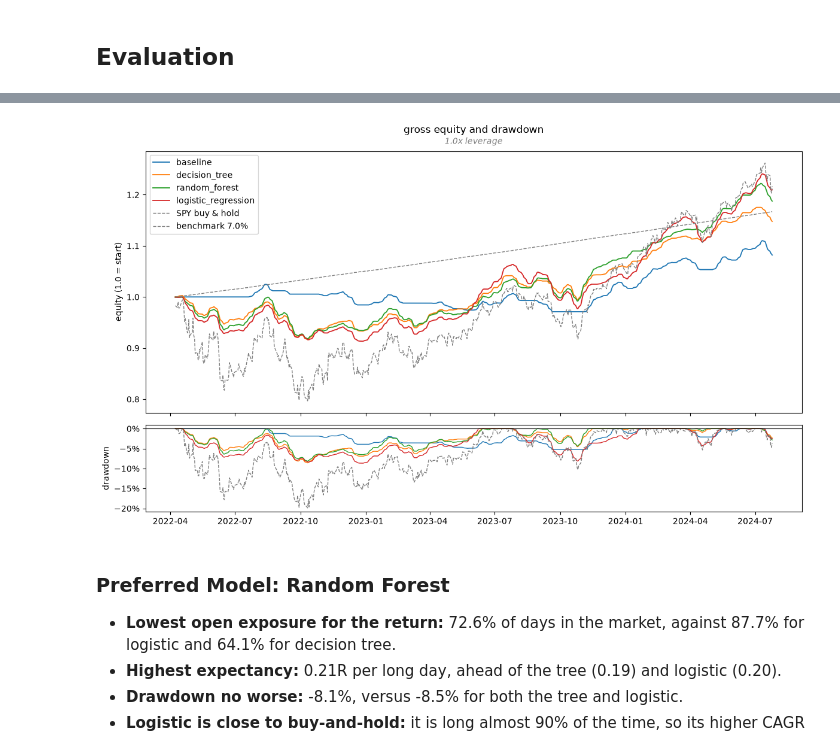
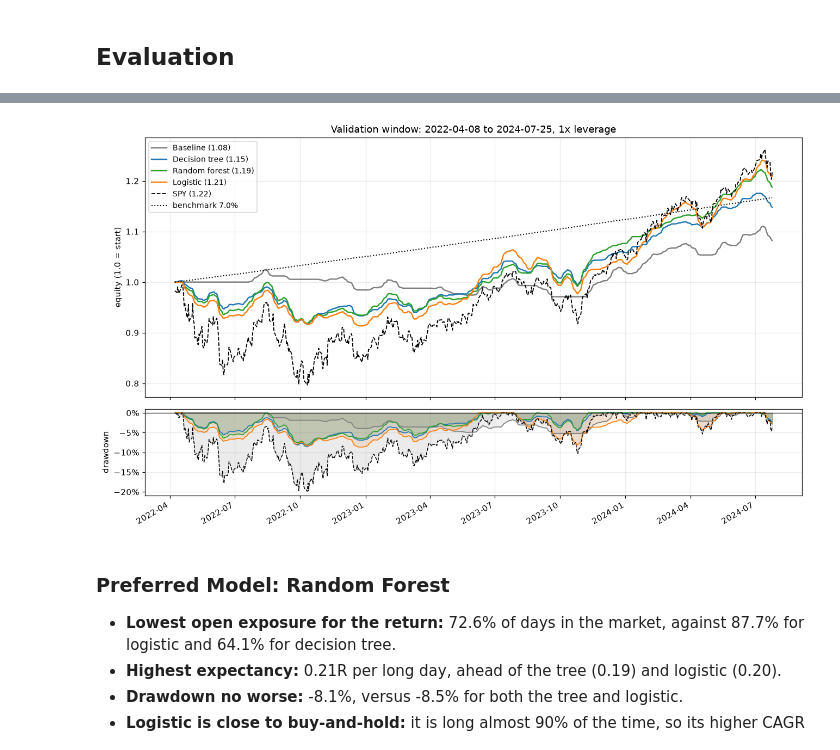
Before and after one commit to rlp-jym/zoomcamp-sma-cohort-2026, a Jupyter notebook: index-breadth-momentum/notebook.ipynb, the cells around one changed output, grey strips where cells are left out. Cells and saved outputs as stored; diff of their text form; code cells hidden in the pictures.

```diff
--- a/index-breadth-momentum/notebook.ipynb
+++ b/index-breadth-momentum/notebook.ipynb
@@ -11,10 +11,20 @@ import numpy as np
 import pandas as pd
 import talib
 from matplotlib.ticker import PercentFormatter
+from pathlib import Path
 from sklearn.ensemble import RandomForestRegressor
 from sklearn.linear_model import LogisticRegression
 from sklearn.preprocessing import StandardScaler
 from sklearn.tree import DecisionTreeRegressor
+
+# one chart style everywhere
+plt.rcParams.update({
+    "figure.dpi": 110,
+    "axes.grid": True,
+    "grid.alpha": 0.25,
+    "axes.axisbelow": True,
+    "font.size": 10,
+})
 # %%
 # load the constituent table and the SPY benchmark from the release
 
@@ -939,44 +988,54 @@ fig.tight_layout()
 # %%
 # equity and drawdown on the validation window, one pair per reported model
-import matplotlib.pyplot as plt
-import numpy as np
+COLORS = {"baseline": "tab:gray", "decision_tree": "tab:blue",
+          "random_forest": "tab:green", "logistic_regression": "tab:orange"}
+LABELS = {"baseline": "Baseline", "decision_tree": "Decision tree",
+          "random_forest": "Random forest", "logistic_regression": "Logistic"}
 
 fig, (ax1, ax2) = plt.subplots(2, 1, figsize=(12, 7), sharex=True,
                                gridspec_kw={"height_ratios": [3, 1]})
 
 for name, r in RETURNS.items():
     eq = (1 + r).cumprod()
-    ax1.plot(eq.index, eq, lw=1.3, label=name)
-    ax2.plot(eq.index, eq / eq.cummax() - 1, lw=1)
+    c = COLORS.get(name, "tab:purple")
+    ax1.plot(eq.index, eq, lw=1.6, color=c,
+             label=f"{LABELS.get(name, name)} ({eq.iloc[-1]:.2f})")
+    dd = eq / eq.cummax() - 1
+    ax2.plot(eq.index, dd, lw=1.1, color=c)
+    ax2.fill_between(eq.index, dd, 0, color=c, alpha=0.12)
 
-# SPY buy & hold left out: market performance is hindsight, the bar is the risk-free rate
+# SPY buy & hold and its drawdown, for context only
 spy_daily = df_final.loc[valid.index, "chg_1d"] / 100
-ax1.plot(valid.index, (1 + spy_daily).cumprod(), color="grey", ls="--", lw=1, label="SPY buy & hold")
+spy_equity = (1 + spy_daily).cumprod()
+ax1.plot(valid.index, spy_equity, color="black", ls="--", lw=1.2,
+         label=f"SPY ({spy_equity.iloc[-1]:.2f})")
+spy_dd = spy_equity / spy_equity.cummax() - 1
+ax2.plot(valid.index, spy_dd, color="black", ls="--", lw=1)
+ax2.fill_between(valid.index, spy_dd, 0, color="black", alpha=0.08)
 
-# SPY drawdown for reference, on the same panel
-spy_equity = (1 + spy_daily).cumprod()
-ax2.plot(valid.index, spy_equity / spy_equity.cummax() - 1,
-         color="grey", ls="--", lw=1, label="SPY drawdown")
-
+# the bar to clear
 rf_curve = (1 + BENCHMARK_CAGR) ** (np.arange(len(valid)) / 252)
-ax1.plot(valid.index, rf_curve, color="grey", ls="--", lw=1, label=f"benchmark {BENCHMARK_CAGR:.1%}")
+ax1.plot(valid.index, rf_curve, color="black", ls=":", lw=1.3,
+         label=f"benchmark {BENCHMARK_CAGR:.1%}")
 
 ax1.set_ylabel("equity (1.0 = start)")
-ax1.set_title("gross equity and drawdown", fontsize=12, pad=22)
-ax1.text(
-    0.5, 1.02,
-    f"{LEVERAGE}x leverage",
-    transform=ax1.transAxes,
-    ha="center", va="bottom",
-    fontsize=10, color="gray", style="italic",
-)
-ax1.legend(loc="upper left")
+ax1.set_title(f"Validation window: {valid.index.min().date()} to {valid.index.max().date()}, "
+              f"{LEVERAGE:g}x leverage")
+ax1.grid(alpha=0.25)
+ax1.legend(loc="upper left", fontsize=9)
+
 ax2.set_ylabel("drawdown")
 ax2.axhline(0, color="black", lw=0.8)
+ax2.grid(alpha=0.25)
 ax2.yaxis.set_major_formatter(PercentFormatter(xmax=1, decimals=0))
-plt.tight_layout()
+
+fig.autofmt_xdate()
+fig.tight_layout()
+
+Path("docs").mkdir(exist_ok=True)
+fig.savefig("docs/validation_equity.png", dpi=150, bbox_inches="tight")
 # %% [output]
-[figure, old version]
+[figure, new version]
 # %% [markdown]
 ### Preferred Model: Random Forest
 
```
Also changed, not shown: parts of 8 cells of this notebook, 13 other files.
